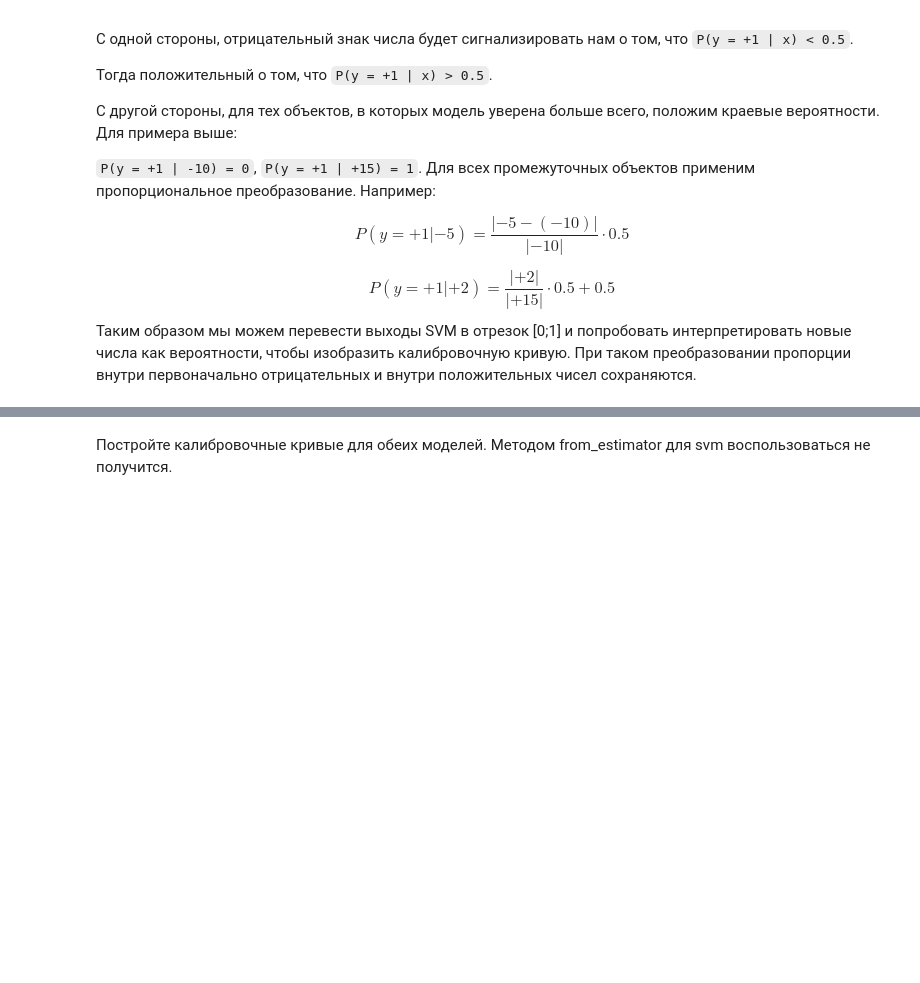
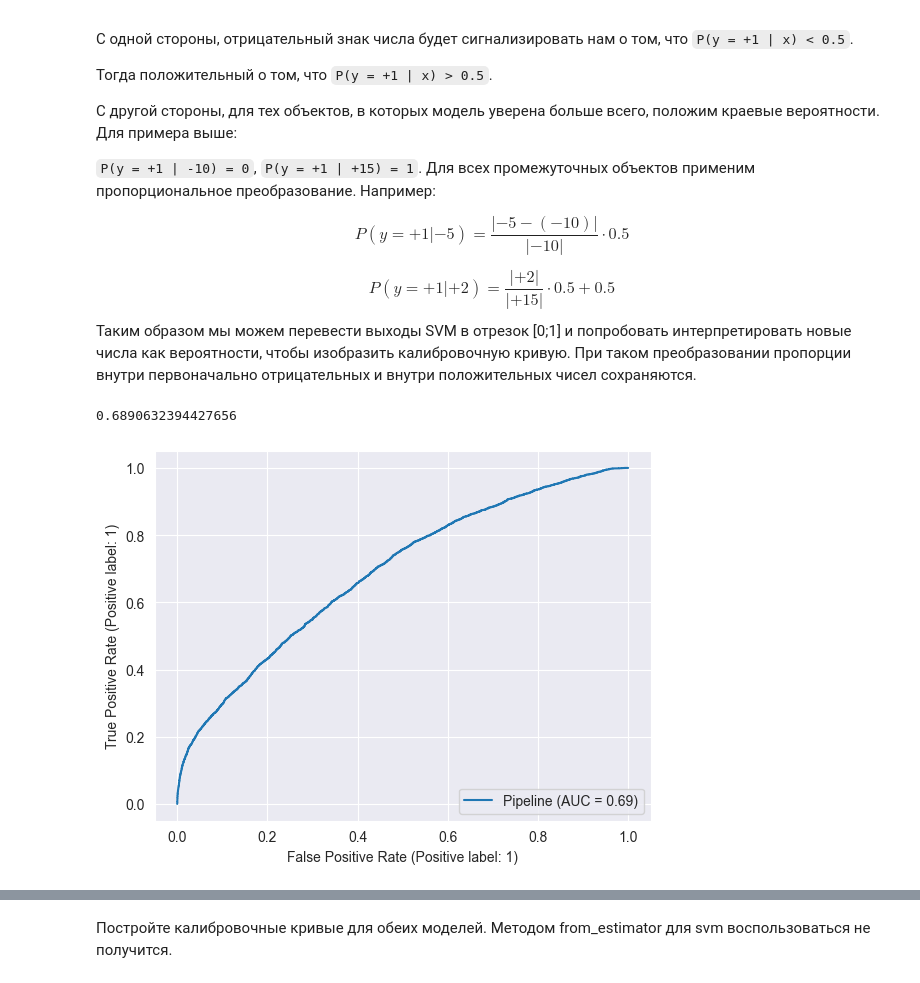
Before and after one commit to Dmitrysw/ML, a Jupyter notebook: lesson_13/HW_13.ipynb, the cells around one changed output, grey strips where cells are left out. Drawn from its saved outputs; the diff is of its cells as text; code cells hidden in the pictures; blank space fills up the shorter version.

```diff
--- a/lesson_13/HW_13.ipynb
+++ b/lesson_13/HW_13.ipynb
@@ -84,3 +97,10 @@ from sklearn.metrics import RocCurveDisplay
 # %%
 ### С изображением рок-кривой для ЛогРега не будет проблем:
 ### Your code is here
+fpr_lr, tpr_lr, threshold_lr = roc_curve(y_test, pipe_lr.predict_proba(X_test)[:, 1])
+
+RocCurveDisplay.from_estimator(pipe_lr, X_test, y_test)
+auc(fpr_lr, tpr_lr)
+# %% [output]
+0.6890632394427656
+[figure, added]
```
Also changed, not shown: parts of 15 cells of this notebook, 6 other files.
